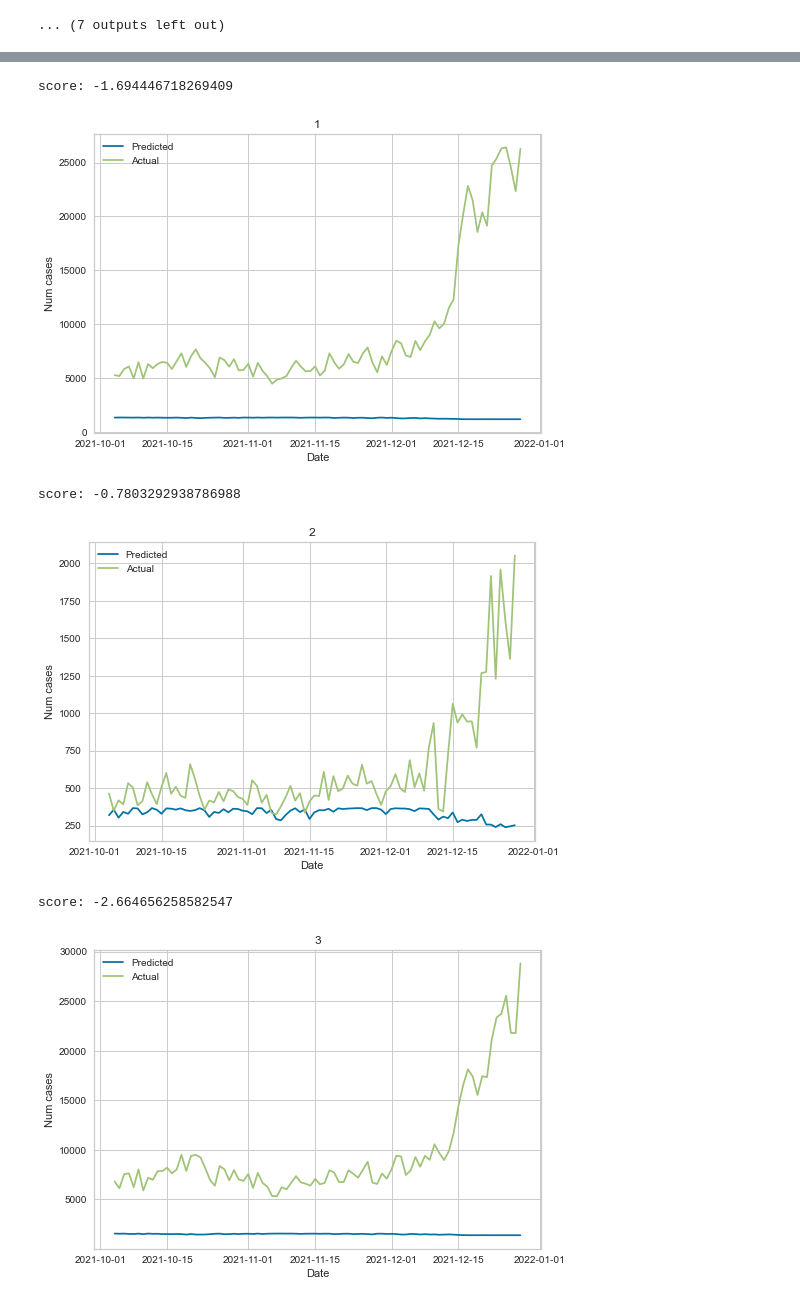
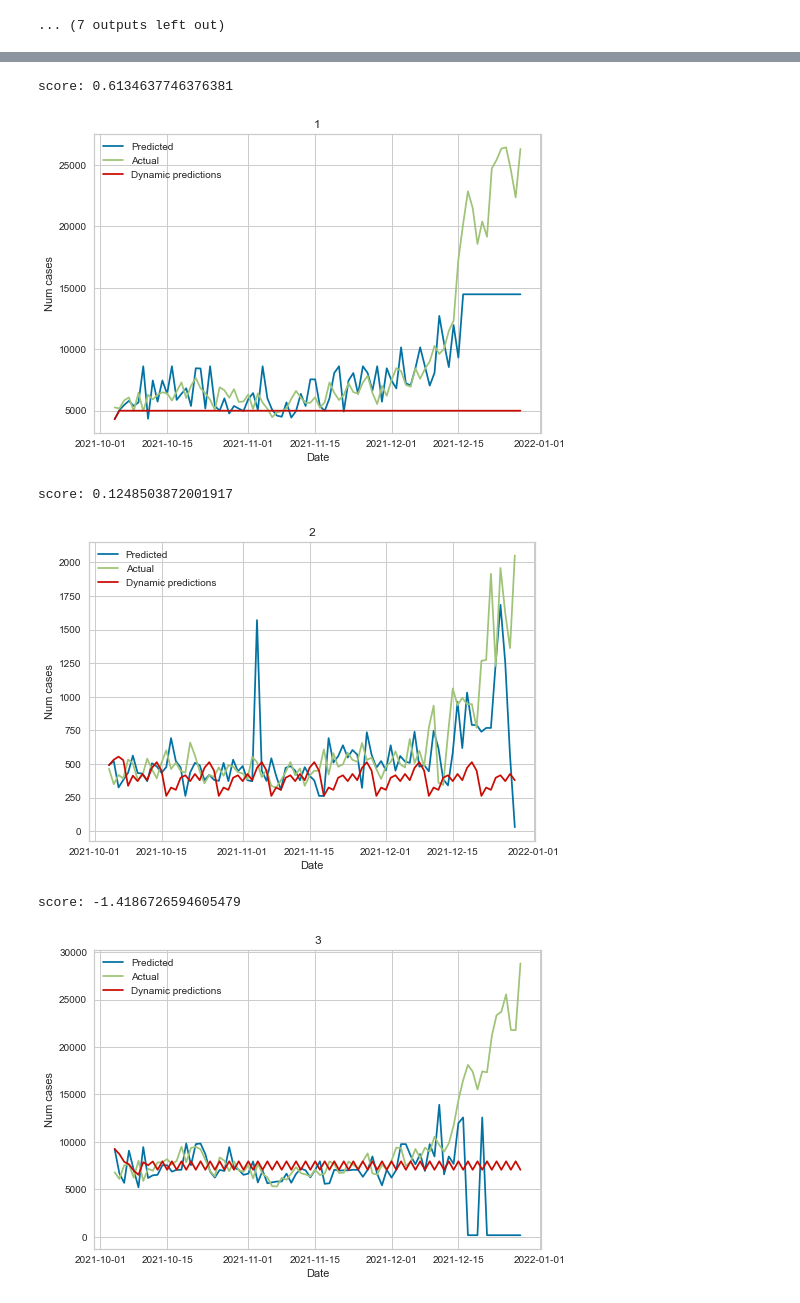
Before and after one commit to SL477/VA-Coursework, a Jupyter notebook: clustering.ipynb, the cells around one changed output, grey strips where cells are left out. Cells and saved outputs as stored; diff of their text form; code cells hidden in the pictures.

```diff
--- a/clustering.ipynb
+++ b/clustering.ipynb
@@ -572,9 +572,8 @@ def svr_maker(cluster, df):
     train_df.index = pd.DatetimeIndex(train_df.index.values, freq=train_df.index.inferred_freq)
 
     # make svr model
-    svr_mdl = Pipeline([
-        #('scal', StandardScaler()),
-        ('svr', SVR())
+    mdl = Pipeline([
+        ('xg', xgb.XGBRegressor(random_state=42))
     ])
 
     # split data
@@ -585,11 +584,26 @@ def svr_maker(cluster, df):
     test_df.drop('newCasesByPublishDate', inplace=True, axis=1)
 
     # train model
-    svr_mdl.fit(train_df, y_train)
-    print("score:", svr_mdl.score(test_df, y_test))
-    preds = svr_mdl.predict(test_df)
+    mdl.fit(train_df, y_train)
+
+    # test model
+    print("score:", mdl.score(test_df, y_test))
+    preds = mdl.predict(test_df)
     plt.plot(test_df.index, preds, label='Predicted')
     plt.plot(test_df.index, y_test, label='Actual')
+
+    last_pred = y_train[-1]
+    start_date = datetime.datetime(2021, 10, 4)
+    predictions = []
+    for i in range(86):
+        start_date = start_date + datetime.timedelta(days=i)
+        X = pd.DataFrame.from_dict({'date': [start_date], 'lastDayCases': [last_pred]})
+        X.set_index('date', inplace=True)
+        pred = mdl.predict(X)
+        last_pred = pred[0]
+        predictions.append(last_pred)
+    plt.plot(test_df.index, predictions, label='Dynamic predictions')
+
     plt.legend()
     plt.title(str(cluster))
     plt.xlabel('Date')
@@ -604,6 +618,6 @@ score: -7.833434994452553
-score: -1.694446718269409
+score: 0.6134637746376381
-[figure, old version]
+[figure, new version]
-score: -0.7803292938786988
+score: 0.1248503872001917
-[figure, old version]
+[figure, new version]
-score: -2.664656258582547
+score: -1.4186726594605479
-[figure, old version]
+[figure, new version]
```
Also changed, not shown: parts of 2 cells of this notebook, 5 other files.
